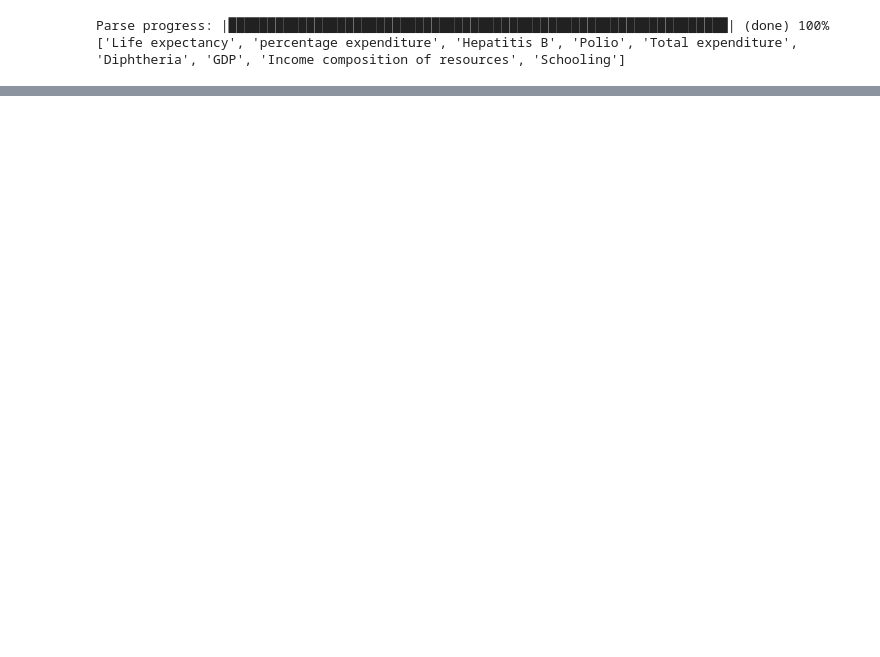
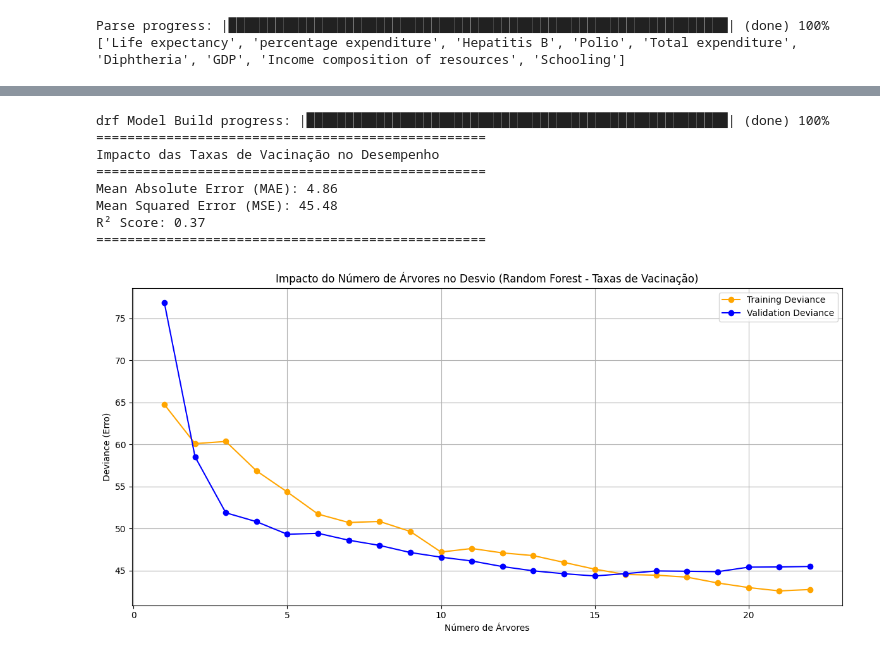
Before and after one commit to AvelinoAlmeida/Life-Expectancy, a Jupyter notebook: 4-h2o.ipynb, the cells around one changed output, grey strips where cells are left out. Drawn from its saved outputs; the diff is of its cells as text; code cells hidden in the pictures; blank space fills up the shorter version.

```diff
--- a/4-h2o.ipynb
+++ b/4-h2o.ipynb
@@ -183,0 +317,80 @@ Mean Residual Deviance: 12.52189513381944
+# %%
+# Selecionar as variáveis relacionadas às taxas de vacinação
+vaccination_predictors = ['Hepatitis B', 'Polio', 'Diphtheria', 'percentage expenditure']
+
+target = 'Life expectancy'
+
+# Configurar o modelo Random Forest
+rf_model2 = H2ORandomForestEstimator(
+    ntrees=300,
+    max_depth=20,
+    stopping_rounds=5,
+    stopping_metric='deviance',
+    stopping_tolerance=0.001,
+    seed=42
+)
+
+# Treinar o modelo com os dados de treino e validação
+rf_model2.train(x=vaccination_predictors, y=target, training_frame=train1, validation_frame=test1)
+
+# Avaliar o modelo no conjunto de validação
+performance_rf2 = rf_model2.model_performance(test1)
+
+# Obter as métricas de desempenho
+mae = performance_rf2.mae()
+mse = performance_rf2.mse()
+r2 = performance_rf2.r2()
+
+# Apresentar os resultados
+print("="*50)
+print("Impacto das Taxas de Vacinação no Desempenho")
+print("="*50)
+print(f"Mean Absolute Error (MAE): {mae:.2f}")
+print(f"Mean Squared Error (MSE): {mse:.2f}")
+print(f"R² Score: {r2:.2f}")
+print("="*50)
+
+# Obter o histórico de pontuação do modelo
+scoring_history = rf_model2.scoring_history()
+
+# Criar o gráfico de desvio (deviance)
+plt.figure(figsize=(12, 6))
+
+# Adicionar linha para o desvio no treino
+plt.plot(scoring_history['number_of_trees'], scoring_history['training_deviance'], label="Training Deviance", color="orange", marker="o")
+
+# Adicionar linha para o desvio na validação (teste)
+if 'validation_deviance' in scoring_history.columns:
+    plt.plot(scoring_history['number_of_trees'], scoring_history['validation_deviance'], label="Validation Deviance", color="blue", marker="o")
+
+# Configurar o gráfico
+plt.title("Impacto do Número de Árvores no Desvio (Random Forest - Taxas de Vacinação)")
+plt.xlabel("Número de Árvores")
+plt.ylabel("Deviance (Erro)")
+plt.legend()
+plt.grid()
+plt.tight_layout()
+plt.show()
+
+# Obter a importância das variáveis
+importance = rf_model2.varimp(use_pandas=True)
+
+# Criar gráfico da importância das variáveis
+plt.figure(figsize=(10, 6))
+plt.barh(importance['variable'], importance['scaled_importance'], color="skyblue")
+plt.title("Importância das Variáveis (Random Forest - Taxas de Vacinação)")
+plt.xlabel("Importância Escalonada")
+plt.ylabel("Variáveis")
+plt.gca().invert_yaxis()  # Inverter a ordem das variáveis no eixo Y
+plt.tight_layout()
+plt.show()
+# %% [output]
+drf Model Build progress: |██████████████████████████████████████████████████████| (done) 100%
+==================================================
+Impacto das Taxas de Vacinação no Desempenho
+==================================================
+Mean Absolute Error (MAE): 4.86
+Mean Squared Error (MSE): 45.48
+R² Score: 0.37
+==================================================
+[figure, added]
```
Also changed, not shown: parts of 18 cells of this notebook, 2 other files.
